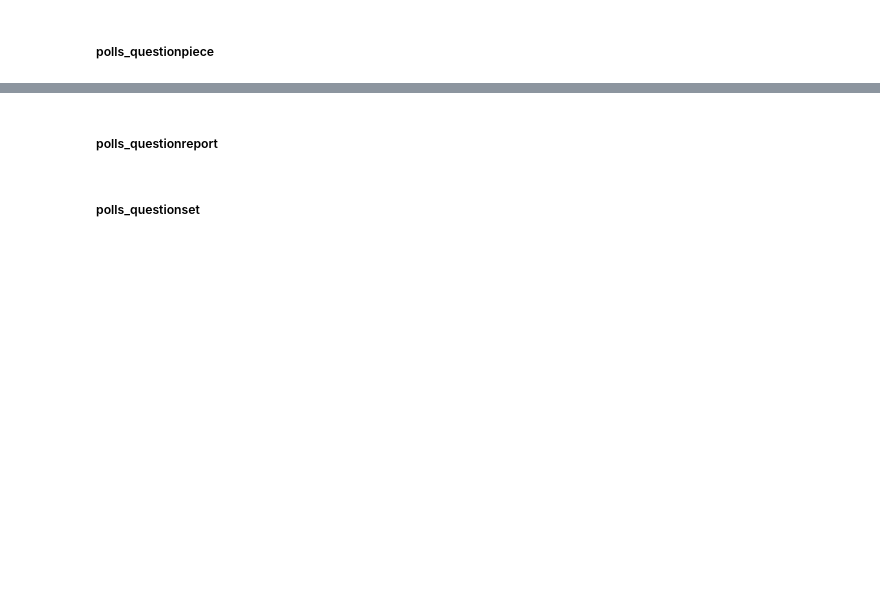
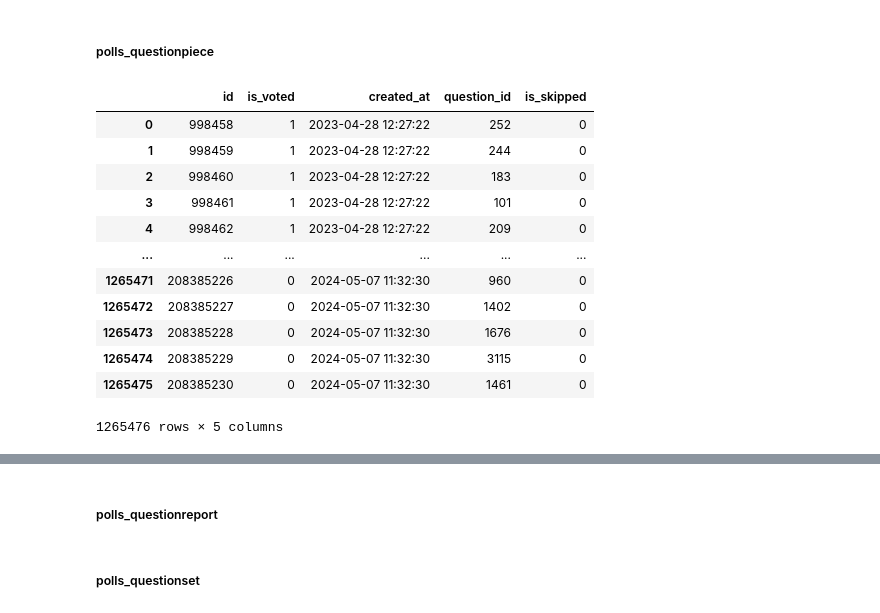
Before and after one commit to goodnews724/sprint_final_project, a Jupyter notebook: notebooks/jaemun.ipynb, the cells around one changed output, grey strips where cells are left out. Drawn from its saved outputs; the diff is of its cells as text; code cells hidden in the pictures; blank space fills up the shorter version.

```diff
--- a/notebooks/jaemun.ipynb
+++ b/notebooks/jaemun.ipynb
@@ -98,3 +186,19 @@ polls_question = pd.read_parquet('gs://sprintda05_final_project/votes/polls_ques
 ##### polls_questionpiece
 # %%
 polls_questionpiece = pd.read_parquet('gs://sprintda05_final_project/votes/polls_questionpiece.parquet', engine='pyarrow')
+# %%
+polls_questionpiece
+# %% [output]
+|  | id | is_voted | created_at | question_id | is_skipped |
+| 0 | 998458 | 1 | 2023-04-28 12:27:22 | 252 | 0 |
+| 1 | 998459 | 1 | 2023-04-28 12:27:22 | 244 | 0 |
+| 2 | 998460 | 1 | 2023-04-28 12:27:22 | 183 | 0 |
+| 3 | 998461 | 1 | 2023-04-28 12:27:22 | 101 | 0 |
+| 4 | 998462 | 1 | 2023-04-28 12:27:22 | 209 | 0 |
+| ... | ... | ... | ... | ... | ... |
+| 1265471 | 208385226 | 0 | 2024-05-07 11:32:30 | 960 | 0 |
+| 1265472 | 208385227 | 0 | 2024-05-07 11:32:30 | 1402 | 0 |
+| 1265473 | 208385228 | 0 | 2024-05-07 11:32:30 | 1676 | 0 |
+| 1265474 | 208385229 | 0 | 2024-05-07 11:32:30 | 3115 | 0 |
+| 1265475 | 208385230 | 0 | 2024-05-07 11:32:30 | 1461 | 0 |
+1265476 rows × 5 columns
```
Also changed, not shown: parts of 10 cells of this notebook.
